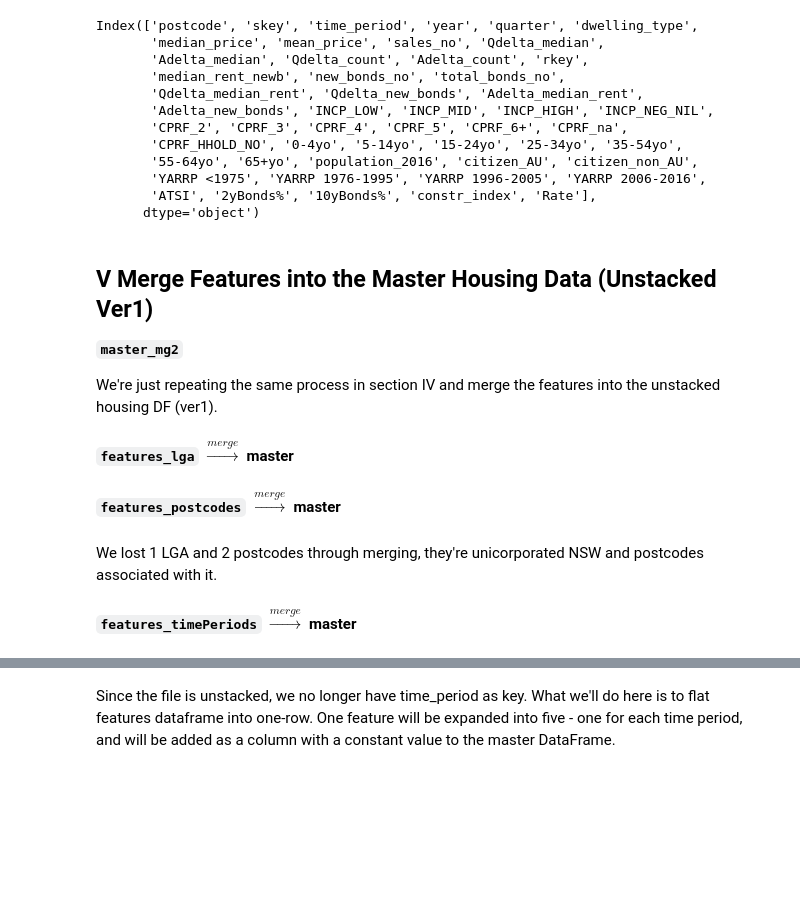
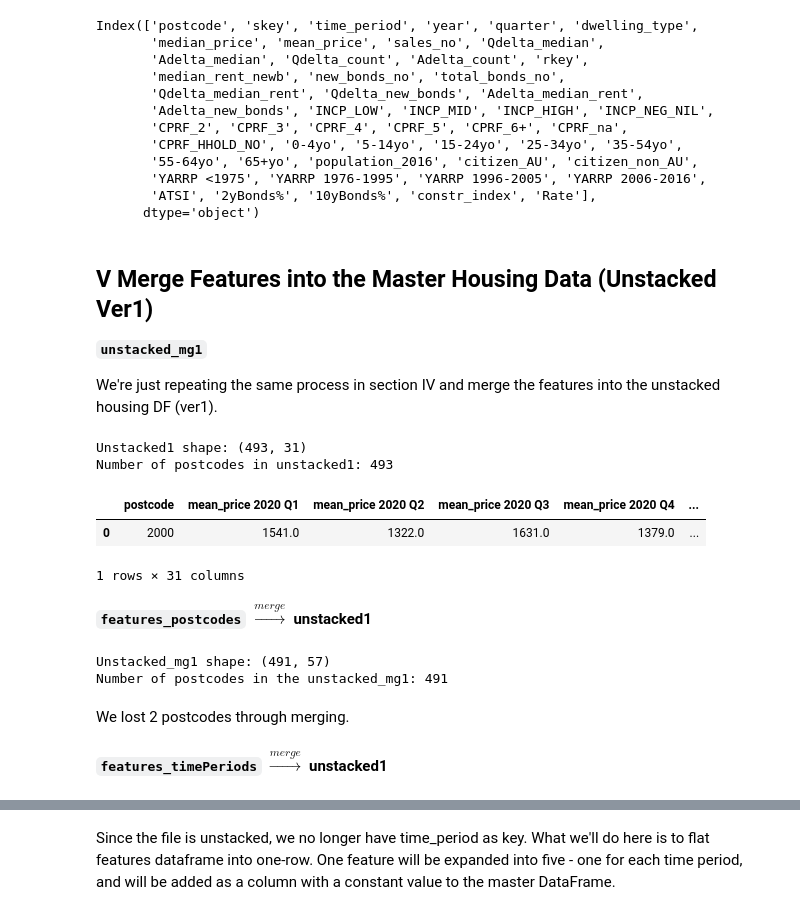
Before and after one commit to walthersy/NSW-house-price, a Jupyter notebook: Alexis - Data Cleaning Pt2 (LGA mapping & features data) COPY.ipynb, the cells around one changed output, grey strips where cells are left out. Drawn from its saved outputs; the diff is of its cells as text; code cells hidden in the pictures; blank space fills up the shorter version.

Commit message:
Merge postcode-based features into the two unstacked files, saved in files/cleaned/postcode-based

```diff
--- a/Alexis - Data Cleaning Pt2 (LGA mapping & features data) COPY.ipynb
+++ b/Alexis - Data Cleaning Pt2 (LGA mapping & features data) COPY.ipynb
@@ -694,6 +694,6 @@ Index(['postcode', 'skey', 'time_period', 'year', 'quarter', 'dwelling_type',
       dtype='object')
 # %% [markdown]
 ## V Merge Features into the Master Housing Data (Unstacked Ver1)
-**`master_mg2`**
+**`unstacked_mg1`**
 
 We're just repeating the same process in section IV and merge the features into the unstacked housing DF (ver1).
@@ -706,2 +699,0 @@ print("Number of postcodes in the unstacked master DF1:", m_pvt1['postcode'].nun
-# %% [markdown]
-**`features_lga` $\xrightarrow{merge}$ master**
@@ -714,15 +700,31 @@ print("Number of LGAs in the master_mg2:", master_mg2['LGA'].nunique())
+# %%
+# Import unstacked Housing df1
+
+unstacked1 = pd.read_csv("Files/Cleaned/Housing/Pivot_Sales_Rent_5Quarters_SharedPOA.csv")
+print("Unstacked1 shape:", unstacked1.shape)
+print("Number of postcodes in unstacked1:", unstacked1['postcode'].nunique())
+unstacked1.head(1)
+# %% [output]
+Unstacked1 shape: (493, 31)
+Number of postcodes in unstacked1: 493
+|  | postcode | mean_price 2020 Q1 | mean_price 2020 Q2 | mean_price 2020 Q3 | mean_price 2020 Q4 | ... |
+| 0 | 2000 | 1541.0 | 1322.0 | 1631.0 | 1379.0 | ... |
+1 rows × 31 columns
 # %% [markdown]
-**`features_postcodes` $\xrightarrow{merge}$ master**
+**`features_postcodes` $\xrightarrow{merge}$ unstacked1**
 # %%
 # Merge features_postcode in
-master_mg2 = master_mg2.merge(features_postcode,
-                              left_on='postcode', right_on='postcode')
-print("master_mg2 shape:", master_mg2.shape)
-print("Number of postcodes in the master_mg2:", master_mg2['postcode'].nunique())
+unstacked_mg1 = unstacked1.merge(features_postcode,
+                                 left_on='postcode', right_on='postcode')
+print("Unstacked_mg1 shape:", unstacked_mg1.shape)
+print("Number of postcodes in the unstacked_mg1:", unstacked_mg1['postcode'].nunique())
+# %% [output]
+Unstacked_mg1 shape: (491, 57)
+Number of postcodes in the unstacked_mg1: 491
 # %% [markdown]
-We lost 1 LGA and 2 postcodes through merging, they're unicorporated NSW and postcodes associated with it.
+We lost 2 postcodes through merging.
 # %% [markdown]
-**`features_timePeriods` $\xrightarrow{merge}$ master**
+**`features_timePeriods` $\xrightarrow{merge}$ unstacked1**
 # %%
 # Filter out relevant time periods (Q1 2020 - Q1 2021)
 
```
Also changed, not shown: parts of 27 cells of this notebook, 2 other files.
